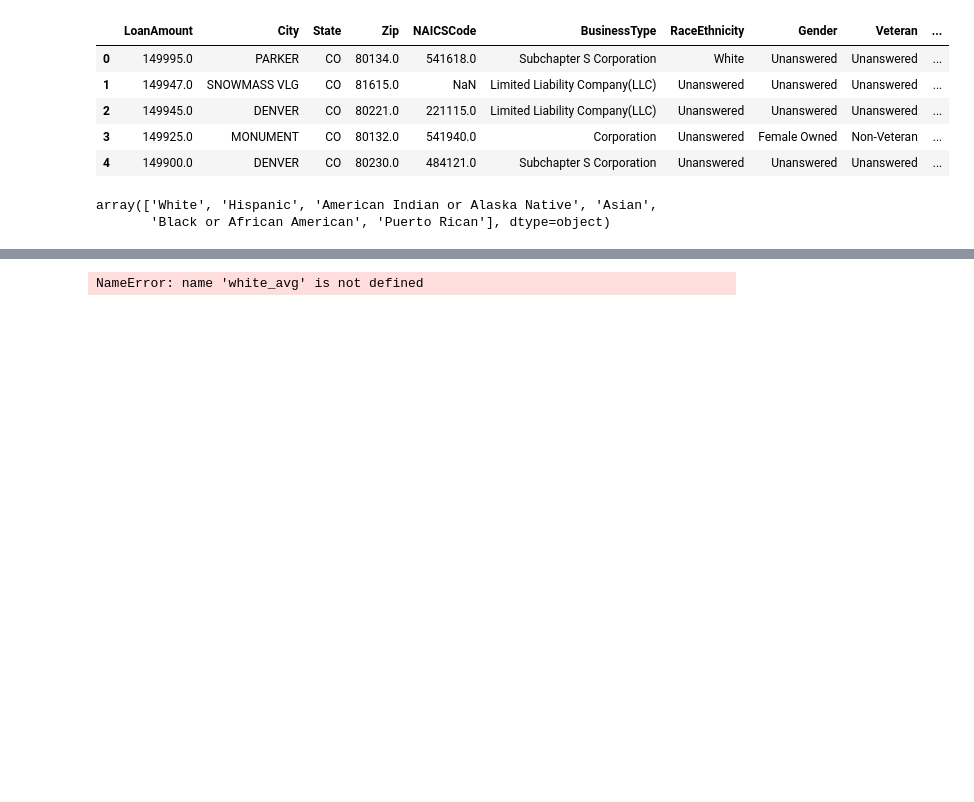
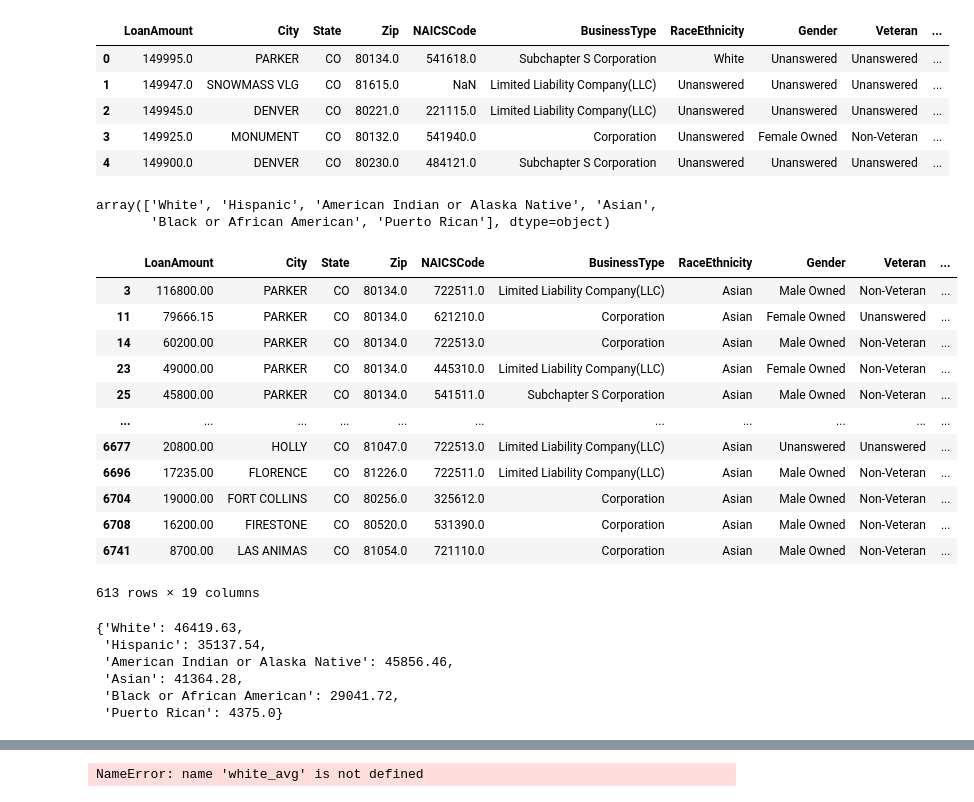
Before and after one commit to joshea628/Allocation-of-Government-Resources-during-COVID-and-its-Effect-in-Colorado, a Jupyter notebook: src/eda.ipynb, the cells around one changed output, grey strips where cells are left out. Saved outputs shown, nothing was run; the diff lists cells and outputs as text; code cells hidden in the pictures; blank space fills up the shorter version.

```diff
--- a/src/eda.ipynb
+++ b/src/eda.ipynb
@@ -50,10 +50,44 @@ def split_ethnicities(ethnicities):
     return dataframes
 # %%
 white_df, hispanic_df, am_indian_alaska_df, asian_df, black_df, puerto_rican_df = split_ethnicities(ethnicities)
+asian_df
+# %% [output]
+|  | LoanAmount | City | State | Zip | NAICSCode | BusinessType | RaceEthnicity | Gender | Veteran | ... |
+| 3 | 116800.00 | PARKER | CO | 80134.0 | 722511.0 | Limited Liability Company(LLC) | Asian | Male Owned | Non-Veteran | ... |
+| 11 | 79666.15 | PARKER | CO | 80134.0 | 621210.0 | Corporation | Asian | Female Owned | Unanswered | ... |
+| 14 | 60200.00 | PARKER | CO | 80134.0 | 722513.0 | Corporation | Asian | Male Owned | Non-Veteran | ... |
+| 23 | 49000.00 | PARKER | CO | 80134.0 | 445310.0 | Limited Liability Company(LLC) | Asian | Female Owned | Non-Veteran | ... |
+| 25 | 45800.00 | PARKER | CO | 80134.0 | 541511.0 | Subchapter S Corporation | Asian | Male Owned | Non-Veteran | ... |
+| ... | ... | ... | ... | ... | ... | ... | ... | ... | ... | ... |
+| 6677 | 20800.00 | HOLLY | CO | 81047.0 | 722513.0 | Limited Liability Company(LLC) | Asian | Unanswered | Unanswered | ... |
+| 6696 | 17235.00 | FLORENCE | CO | 81226.0 | 722511.0 | Limited Liability Company(LLC) | Asian | Male Owned | Non-Veteran | ... |
+| 6704 | 19000.00 | FORT COLLINS | CO | 80256.0 | 325612.0 | Corporation | Asian | Male Owned | Non-Veteran | ... |
+| 6708 | 16200.00 | FIRESTONE | CO | 80520.0 | 531390.0 | Corporation | Asian | Male Owned | Non-Veteran | ... |
+| 6741 | 8700.00 | LAS ANIMAS | CO | 81054.0 | 721110.0 | Corporation | Asian | Male Owned | Non-Veteran | ... |
+613 rows × 19 columns
 # %%
 ethnicity_dfs = [white_df, hispanic_df, am_indian_alaska_df, asian_df, black_df, puerto_rican_df]
 # %%
 chart_colors = ['#003f5c', '#bc5090','#58508d', '#dd5182','#ff6361', '#ffa600']
+# %%
+# average loan amount for each ethnicity
+def avg_loan_by_ethnicity(ethnicities, ethnicity_dfs):
+    '''
+    Computes average loan amount for each dataframe in inputted list.
+
+    Returns: Dictionary of averages for each ethnicity in the form of ethnicity:average
+    '''
+    avg_loan = {eth:round(df['LoanAmount'].mean(),2) for eth, df in zip(ethnicities, ethnicity_dfs)}
+    return avg_loan
+ethnicity_avg_loan = avg_loan_by_ethnicity(ethnicities, ethnicity_dfs)
+ethnicity_avg_loan
+# %% [output]
+{'White': 46419.63,
+ 'Hispanic': 35137.54,
+ 'American Indian or Alaska Native': 45856.46,
+ 'Asian': 41364.28,
+ 'Black or African American': 29041.72,
+ 'Puerto Rican': 4375.0}
 # %%
 # average loan amount for each ethnicity
 def avg_loan_by_ethnicity(ethnicities, ethnicity_dfs):
```
Also changed, not shown: parts of 23 cells of this notebook, 7 other files.
